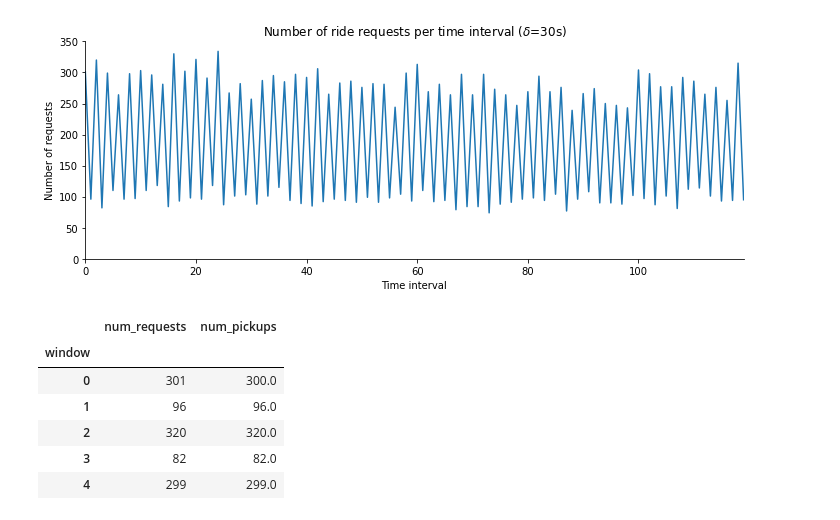
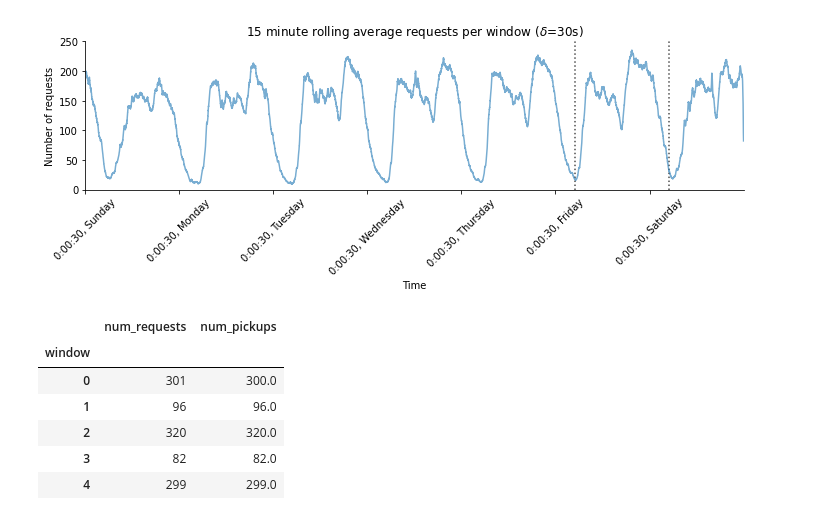
Before and after one commit to MrRobboWilliamson/ride-share, a Jupyter notebook: EDA.ipynb, the cells around one changed output. Saved outputs shown, nothing was run; the diff lists cells and outputs as text; code cells hidden in the pictures.

```diff
--- a/EDA.ipynb
+++ b/EDA.ipynb
@@ -59,0 +9,4 @@ reqs.head()
+# %%
+# get the requests and measure volume per window
+requests = Requests().read_requests()
+requests.head()
@@ -60,20 +20,36 @@ reqs.head()
 # %%
 # summarise the requests by hour
-numreqs_by_window = reqs.groupby(['window']).agg('count')['time'].rename("num_requests")
+numreqs_by_window = requests.groupby(['window']).agg('count')['time'].rename("num_requests")
+
+# create a readable axis
+# ticks are windows
+xticks = range(0,int(60*60*24*7/30))
+skippage = 1440*2
+times_seconds = [ 30*w+30 for w in xticks[::skippage] ]
+
+# labels should reflect date-times
+xlabels = [f"{format_time((t//3600)%24,t)}, {DAY_NAMES[t//(3600*24)]}" for t in times_seconds]
 
 # count the number of request picked up in each window
 fig,ax = plt.subplots(figsize=[10,4])
-numreqs_by_window.plot()
-ax.set_title("Number of ride requests per time interval ($\delta$=30s)")
+numreqs_by_window.rolling(30).mean().plot(alpha=0.6,ax=ax)
+
+# try to stick a line on Friday morning to Saturday mornging
+offset = 120*5+1
+ax.vlines([5*24*120+offset,6*24*120+offset],ymin=[0,0],ymax=[300,300],ls=":",color='black',alpha=0.7)
+
+ax.set_title("15 minute rolling average requests per window ($\delta$=30s)")
 ax.set_ylabel("Number of requests")
-ax.set_xlabel("Time interval")
-ax.set_ylim([0,350])
-ax.set_xlim([0,119])
+ax.set_xlabel("Time")
+ax.set_xticks(xticks[::skippage])
+ax.set_xticklabels(xlabels,rotation=45)
+ax.set_ylim([0,250])
+ax.set_xlim([0,20160])
 sns.despine()
 fig.tight_layout()
-plt.savefig(r"results/numrequests.jpg")
+plt.savefig(r"results/count_allrequests.jpg")
 # %% [output]
-[figure, old version]
+[figure, new version]
 # %%
 # count the number of picked up picked up requests
 # but remove the duplicate pickups
```
Also changed, not shown: parts of 8 cells of this notebook, 6 other files.
